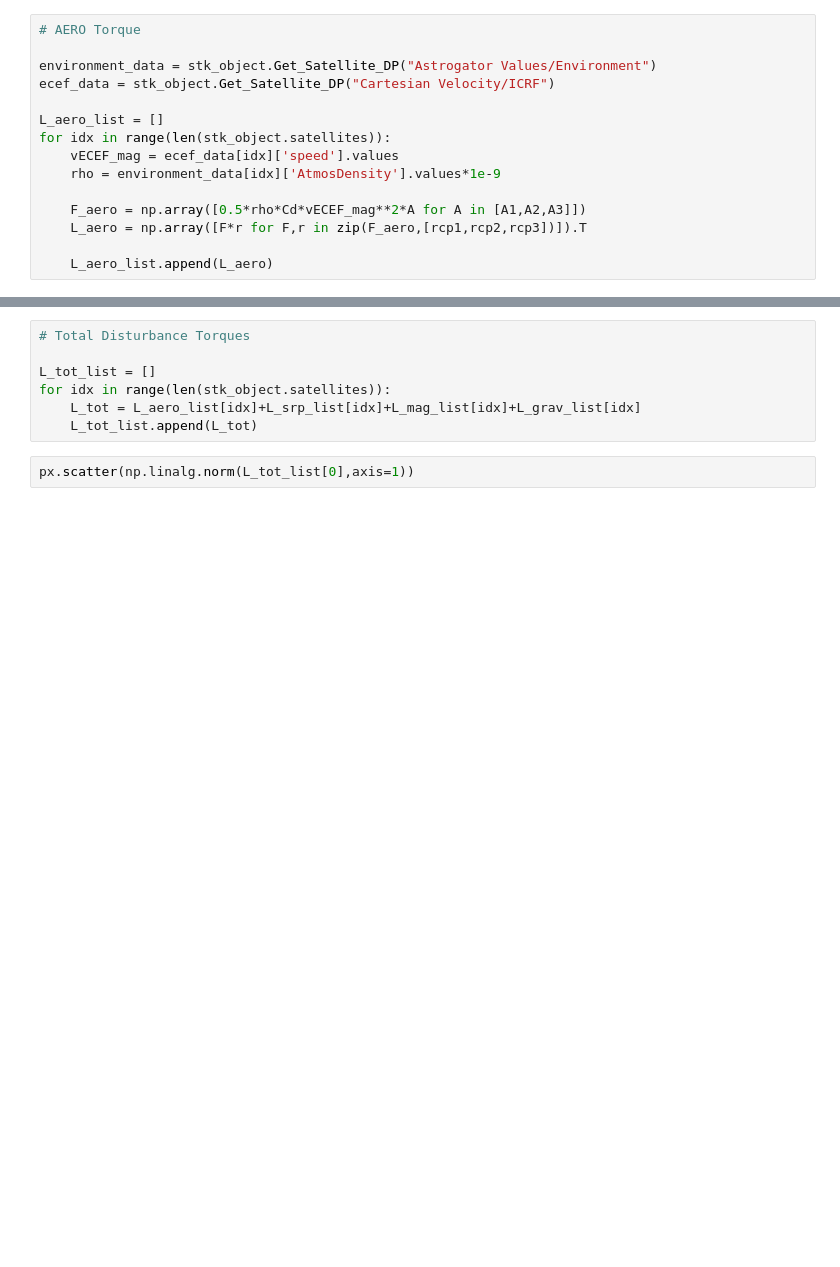
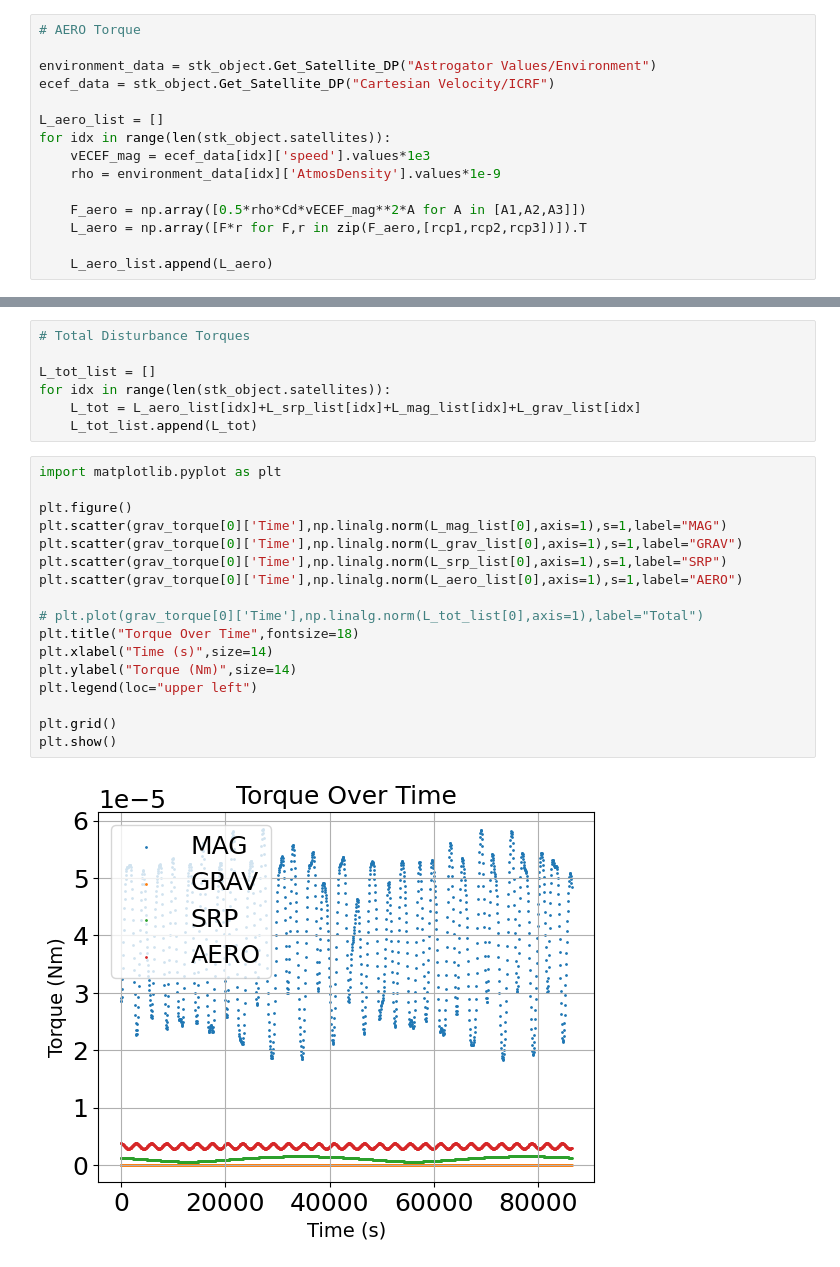
Before and after one commit to jjermstad24/STK_Simulation_Code, a Jupyter notebook: Subteam_Directories/ADCS/ADCS_Runner.ipynb, the cells around one changed output, grey strips where cells are left out. Saved outputs shown, nothing was run; the diff lists cells and outputs as text; blank space fills up the shorter version.

```diff
--- a/Subteam_Directories/ADCS/ADCS_Runner.ipynb
+++ b/Subteam_Directories/ADCS/ADCS_Runner.ipynb
@@ -48,7 +48,7 @@ ecef_data = stk_object.Get_Satellite_DP("Cartesian Velocity/ICRF")
 
 L_aero_list = []
 for idx in range(len(stk_object.satellites)):
-    vECEF_mag = ecef_data[idx]['speed'].values
+    vECEF_mag = ecef_data[idx]['speed'].values*1e3
     rho = environment_data[idx]['AtmosDensity'].values*1e-9
 
     F_aero = np.array([0.5*rho*Cd*vECEF_mag**2*A for A in [A1,A2,A3]])
@@ -108,5 +120,22 @@ L_tot_list = []
 for idx in range(len(stk_object.satellites)):
     L_tot = L_aero_list[idx]+L_srp_list[idx]+L_mag_list[idx]+L_grav_list[idx]
     L_tot_list.append(L_tot)
-# %%
-px.scatter(np.linalg.norm(L_tot_list[0],axis=1))
+# %%
+import matplotlib.pyplot as plt
+
+plt.figure()
+plt.scatter(grav_torque[0]['Time'],np.linalg.norm(L_mag_list[0],axis=1),s=1,label="MAG")
+plt.scatter(grav_torque[0]['Time'],np.linalg.norm(L_grav_list[0],axis=1),s=1,label="GRAV")
+plt.scatter(grav_torque[0]['Time'],np.linalg.norm(L_srp_list[0],axis=1),s=1,label="SRP")
+plt.scatter(grav_torque[0]['Time'],np.linalg.norm(L_aero_list[0],axis=1),s=1,label="AERO")
+
+# plt.plot(grav_torque[0]['Time'],np.linalg.norm(L_tot_list[0],axis=1),label="Total")
+plt.title("Torque Over Time",fontsize=18)
+plt.xlabel("Time (s)",size=14)
+plt.ylabel("Torque (Nm)",size=14)
+plt.legend(loc="upper left")
+
+plt.grid()
+plt.show()
+# %% [output]
+[figure, added]
```
Also changed, not shown: parts of 6 cells of this notebook.
